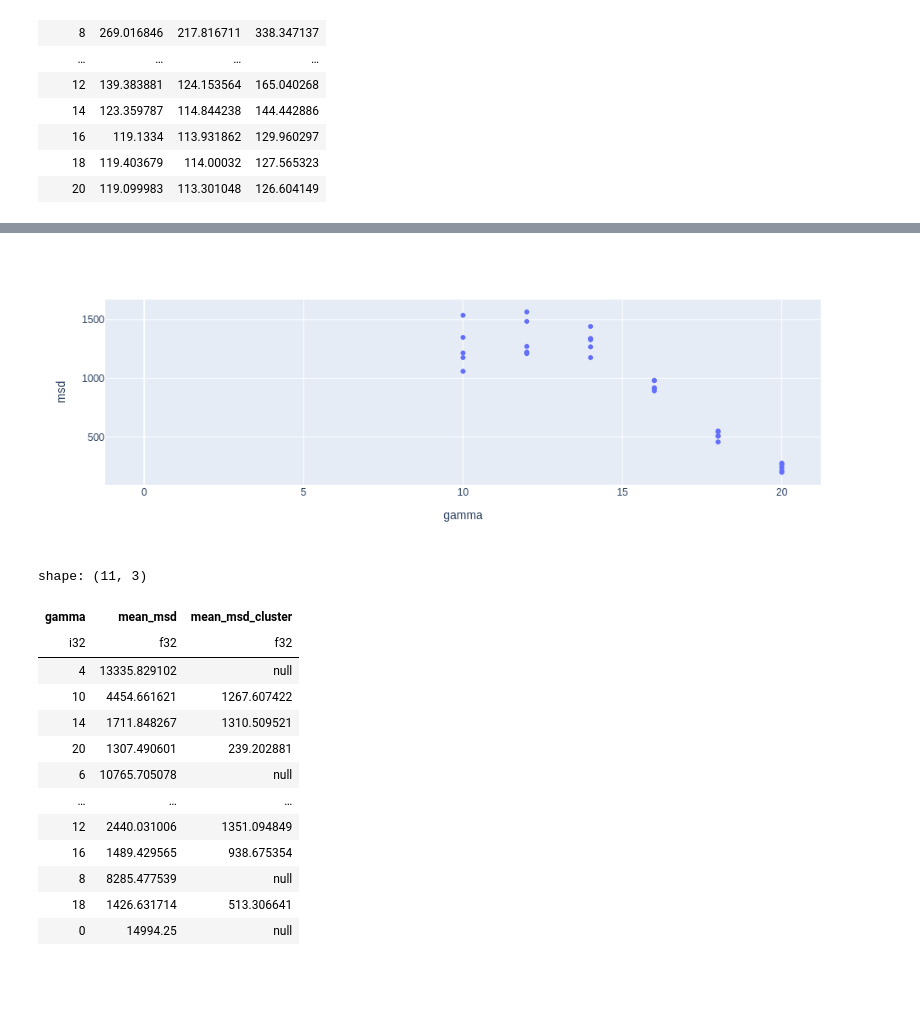
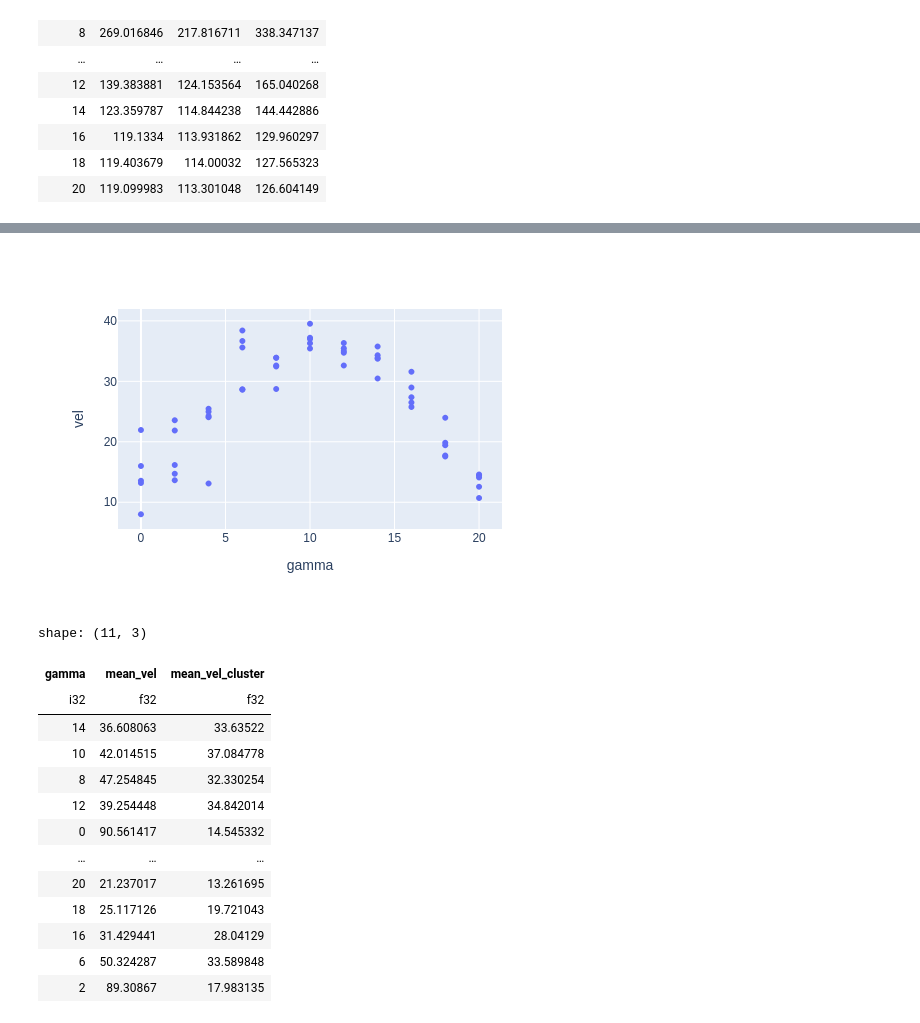
Before and after one commit to aleferna12/cellula-rs, a Jupyter notebook: analyses/cluster_speed.ipynb, the cells around one changed output, grey strips where cells are left out. Drawn from its saved outputs; the diff is of its cells as text; code cells hidden in the pictures; blank space fills up the shorter version.

```diff
--- a/analyses/cluster_speed.ipynb
+++ b/analyses/cluster_speed.ipynb
@@ -24,7 +25,9 @@ for i in range(len(sims)):
         sim_replica=sim_ids[i][1]
     )
 celldf = pl.concat(sims)
-celldf = celldf.with_columns(displ=(pl.col("center_x") ** 2 + pl.col("center_y") ** 2) ** 0.5)
+celldf = celldf.with_columns(
+    displ=(pl.col("center_x") ** 2 + pl.col("center_y") ** 2) ** 0.5
+)
 # %%
 grouppers = ["gamma", "sim_replica", "time"]
 displdf = celldf.group_by(grouppers).agg(
@@ -200,12 +246,32 @@ px.box(cellveldf, x="gamma", y="msd").update_layout(width=600)
 # %%
-clusterveldf = displdf.sort("time").filter(pl.col("time") > 0.5e6).group_by(["gamma", "sim_replica"]).agg(
-    msd=(
-        pl.col("mean_displ")
-            .filter(
-                pl.col("time") < pl.col("time").filter(pl.col("mean_displ") < 200).sort().first()
-            )
-            .diff() ** 2
-    ).mean()
+angles = pl.arctan2(
+    pl.col("cluster_y").diff(),
+    pl.col("cluster_x").diff()
+) - pl.arctan2(
+    -pl.col("cluster_y"),
+    -pl.col("cluster_x")
 )
+angles_wrapped = (angles + np.pi) % (2 * np.pi) - np.pi
+
+clusterveldf = filterdf\
+    .group_by(["gamma", "sim_replica", "time"])\
+    .agg(
+        pl.col("mean_displ").first(),
+        pl.col("cluster_x").first(),
+        pl.col("cluster_y").first()
+    )\
+    .sort("time")\
+    .group_by(["gamma", "sim_replica"])\
+    .agg(
+        vel=pl.col("mean_displ")\
+            .diff()\
+            .abs()\
+            .mean(),
+        arc=circmean(pl.arctan2(
+            pl.col("cluster_y").diff(),
+            pl.col("cluster_x").diff()
+        )),
+        align=(angles_wrapped.cos().mean() ** 2 + angles_wrapped.sin().mean() ** 2).sqrt()
+    )
 clusterveldf
 # %% [output]
@@ -226,32 +296,32 @@ shape: (55, 3)
 # %%
-px.scatter(clusterveldf, x="gamma", y="msd").update_layout(width=600)
+px.scatter(clusterveldf, x="gamma", y="vel").update_layout(width=600)
 # %% [output]
-[figure, old version]
+[figure, new version]
 # %%
 veldf = cellveldf.join(
     clusterveldf,
     ["gamma", "sim_replica"],
     suffix="_cluster"
 ).group_by("gamma").agg(
-    mean_msd=pl.col("msd").mean(),
-    mean_msd_cluster=pl.col("msd_cluster").mean()
+    mean_vel=pl.col("vel").mean(),
+    mean_vel_cluster=pl.col("vel_cluster").mean()
 )
 veldf
 # %% [output]
 shape: (11, 3)
-| gamma | mean_msd | mean_msd_cluster |
+| gamma | mean_vel | mean_vel_cluster |
 | i32 | f32 | f32 |
-| 4 | 13335.829102 | null |
-| 10 | 4454.661621 | 1267.607422 |
-| 14 | 1711.848267 | 1310.509521 |
-| 20 | 1307.490601 | 239.202881 |
-| 6 | 10765.705078 | null |
+| 14 | 36.608063 | 33.63522 |
+| 10 | 42.014515 | 37.084778 |
+| 8 | 47.254845 | 32.330254 |
+| 12 | 39.254448 | 34.842014 |
+| 0 | 90.561417 | 14.545332 |
 | … | … | … |
-| 12 | 2440.031006 | 1351.094849 |
-| 16 | 1489.429565 | 938.675354 |
-| 8 | 8285.477539 | null |
-| 18 | 1426.631714 | 513.306641 |
-| 0 | 14994.25 | null |
+| 20 | 21.237017 | 13.261695 |
+| 18 | 25.117126 | 19.721043 |
+| 16 | 31.429441 | 28.04129 |
+| 6 | 50.324287 | 33.589848 |
+| 2 | 89.30867 | 17.983135 |
 # %%
 # Non-linear relationship between cell speed and cluster speed
 # Or it is linear but strength of CIL depends on gamma?
```
Also changed, not shown: parts of 15 cells of this notebook.
